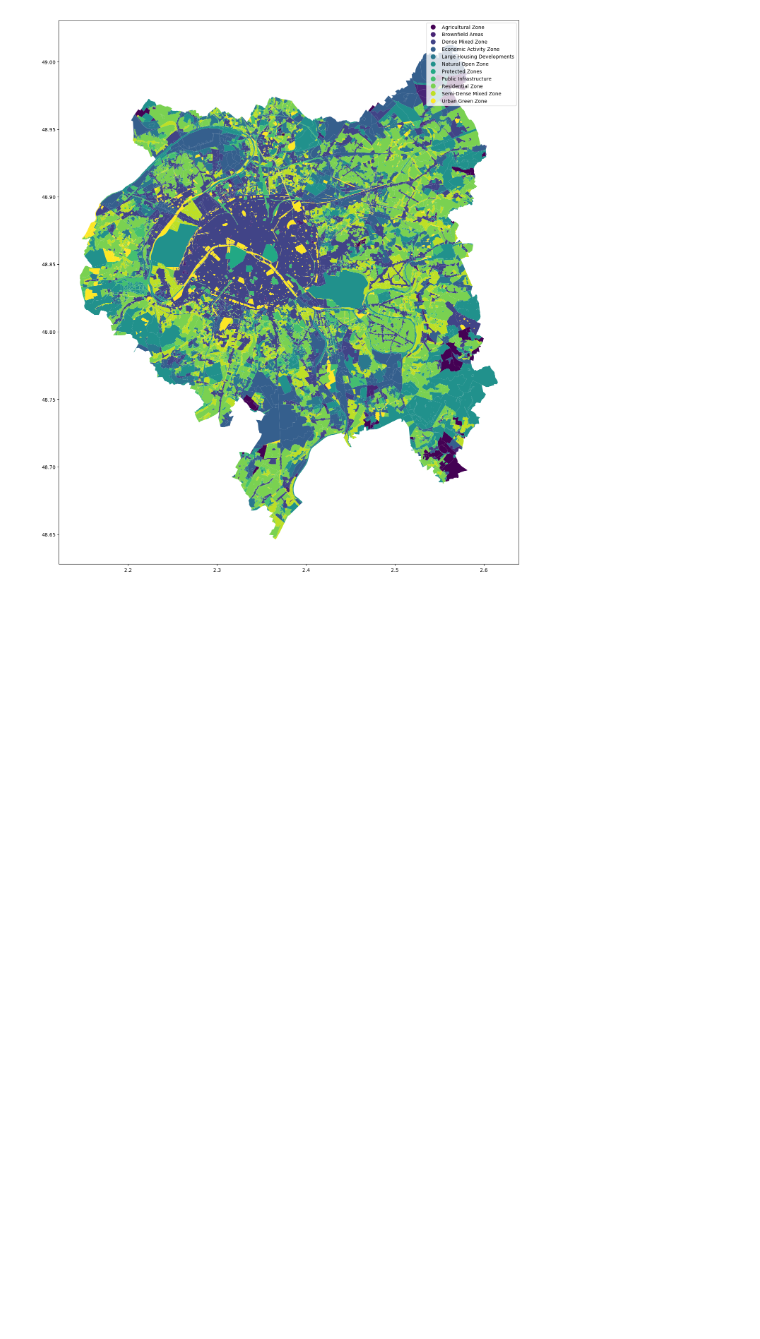
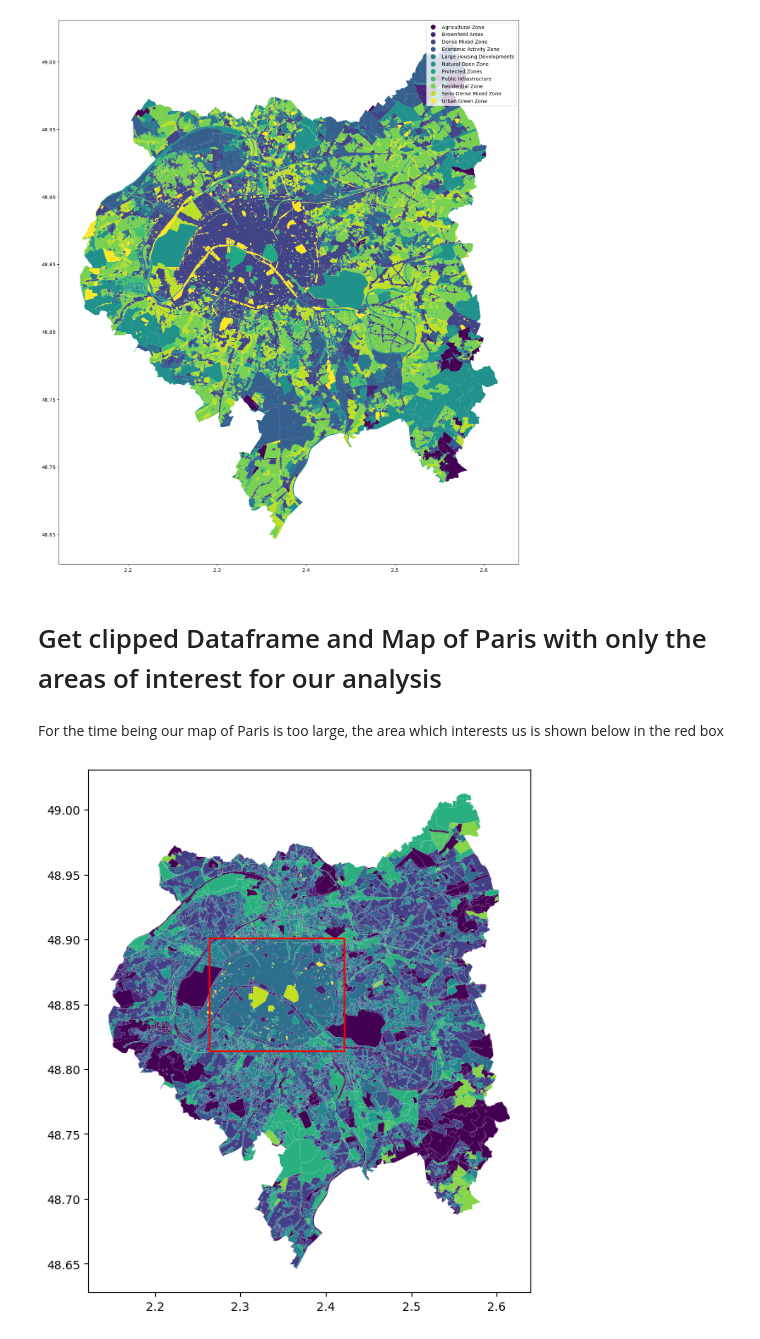
Before and after one commit to b-fa-ce/future_proofing_cities, a Jupyter notebook: notebooks/data_aggregation/how_to_get_data.ipynb, the cells around one changed output. Cells and saved outputs as stored; diff of their text form; code cells hidden in the pictures; blank space fills up the shorter version.

Commit message:
Committing all of my work for gathering the landuse data

```diff
--- a/notebooks/data_aggregation/how_to_get_data.ipynb
+++ b/notebooks/data_aggregation/how_to_get_data.ipynb
@@ -42,3 +43,17 @@ for i in range(len(x_test)):
 map = get_map(paris_gpd)
 # %% [output]
 [figure]
+# %% [markdown]
+# Get clipped Dataframe and Map of Paris with only the areas of interest for our analysis
+# %% [markdown]
+For the time being our map of Paris is too large, the area which interests us is shown below in the red box
+# %%
+polygon = Polygon([(2.264216,48.813898),(2.264216,48.900502),(2.42172,48.900502),(2.42172,48.813898),(2.264216,48.813898)])
+poly_gdf = gpd.GeoDataFrame([1], geometry=[polygon], crs=paris_gpd.crs.to_string())
+# %%
+fig, (ax1) = plt.subplots(1, 1, figsize=(12, 8))
+paris_gpd.plot(ax=ax1, column = "c_zonage")
+poly_gdf.boundary.plot(ax=ax1, color="red")
+plt.show()
+# %% [output]
+[figure, added]
```
Also changed, not shown: parts of 36 cells of this notebook, 5 other files.
